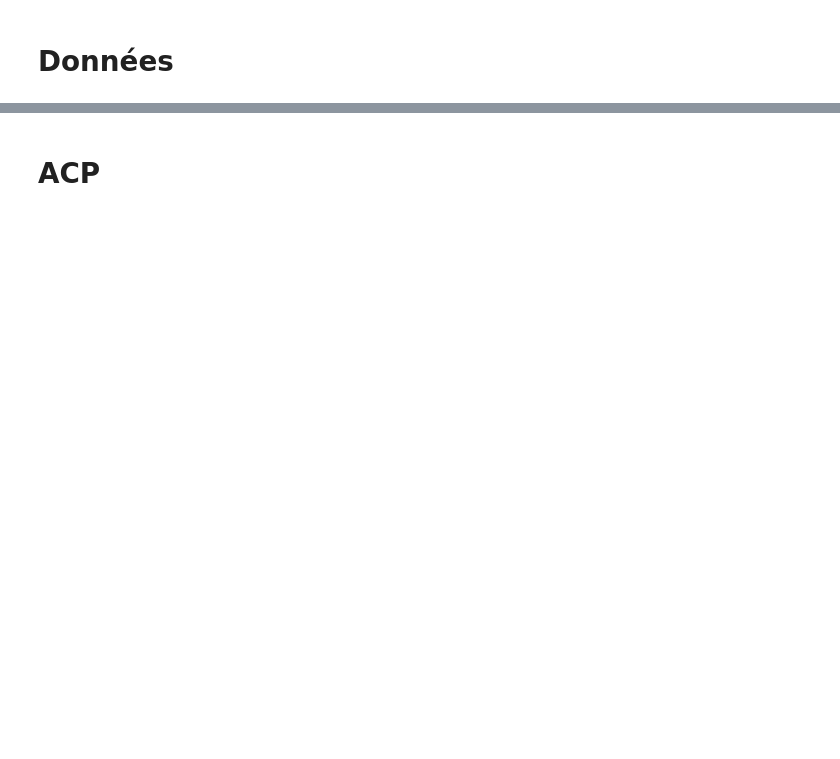
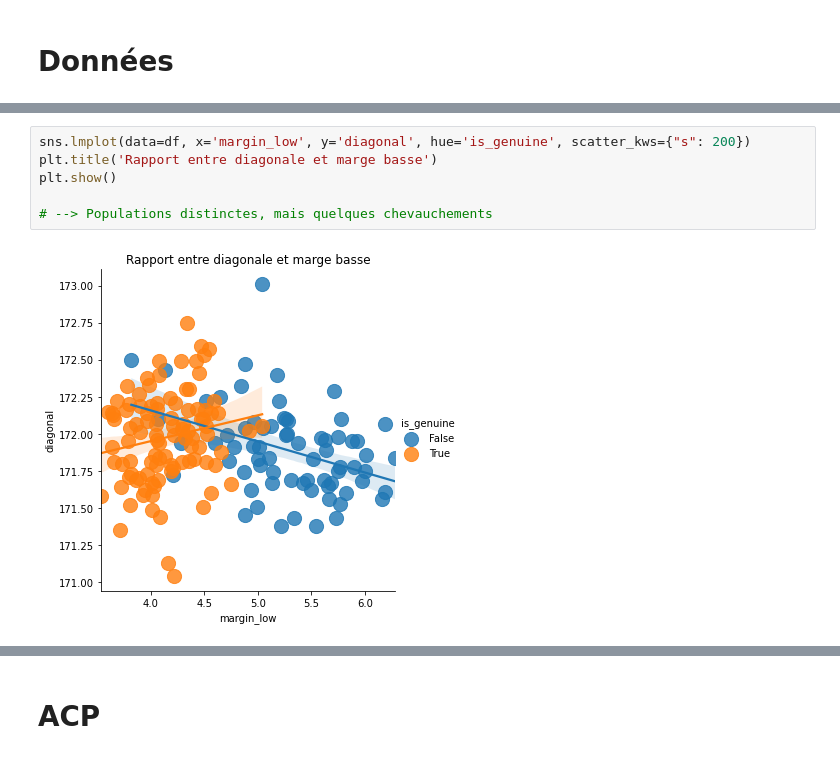
Before and after one commit to gllmfrnr/oc-da, a Jupyter notebook: p6/projet-6.ipynb, the cells around one changed output, grey strips where cells are left out. Cells and saved outputs as stored; diff of their text form; blank space fills up the shorter version.

```diff
--- a/p6/projet-6.ipynb
+++ b/p6/projet-6.ipynb
@@ -100,0 +166,8 @@ plt.show()
+# %%
+sns.lmplot(data=df, x='margin_low', y='diagonal', hue='is_genuine', scatter_kws={"s": 200})
+plt.title('Rapport entre diagonale et marge basse')
+plt.show()
+
+# --> Populations distinctes, mais quelques chevauchements
+# %% [output]
+[figure, added]
```
Also changed, not shown: parts of 64 cells of this notebook.
